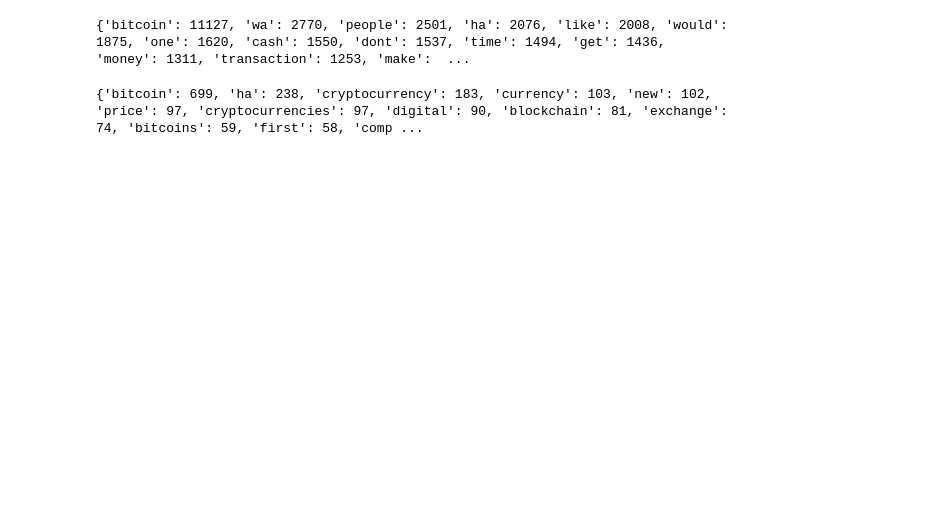
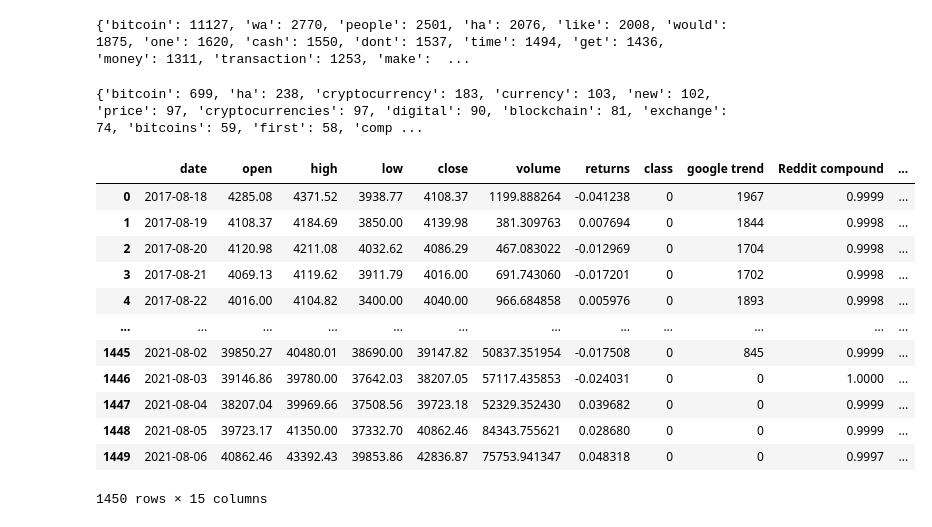
Before and after one commit to rmit-s3607407-Tony-Huang/Fintech_Project2, a Jupyter notebook: buzzword_analysis.ipynb, the cells around one changed output. Saved outputs shown, nothing was run; the diff lists cells and outputs as text; code cells hidden in the pictures; blank space fills up the shorter version.

Commit message:
buzzword analysis completed, machine learning csv added

```diff
--- a/buzzword_analysis.ipynb
+++ b/buzzword_analysis.ipynb
@@ -196,3 +195,22 @@ google_buzzwords = Counter(google_text_processed)
 print(dict(google_buzzwords.most_common(250)))
 # %% [output]
 {'bitcoin': 699, 'ha': 238, 'cryptocurrency': 183, 'currency': 103, 'new': 102, 'price': 97, 'cryptocurrencies': 97, 'digital': 90, 'blockchain': 81, 'exchange': 74, 'bitcoins': 59, 'first': 58, 'comp ...
+# %%
+bitcoin_df.drop(['Reddit text', 'Reddit neutral', 'Google text', 'Google neutral', 'wordbank'],axis=1, inplace=True)
+# bitcoin_df.to_csv('machine_learning_df.csv')
+# %%
+bitcoin_df
+# %% [output]
+|  | date | open | high | low | close | volume | returns | class | google trend | Reddit compound | ... |
+| 0 | 2017-08-18 | 4285.08 | 4371.52 | 3938.77 | 4108.37 | 1199.888264 | -0.041238 | 0 | 1967 | 0.9999 | ... |
+| 1 | 2017-08-19 | 4108.37 | 4184.69 | 3850.00 | 4139.98 | 381.309763 | 0.007694 | 0 | 1844 | 0.9998 | ... |
+| 2 | 2017-08-20 | 4120.98 | 4211.08 | 4032.62 | 4086.29 | 467.083022 | -0.012969 | 0 | 1704 | 0.9998 | ... |
+| 3 | 2017-08-21 | 4069.13 | 4119.62 | 3911.79 | 4016.00 | 691.743060 | -0.017201 | 0 | 1702 | 0.9998 | ... |
+| 4 | 2017-08-22 | 4016.00 | 4104.82 | 3400.00 | 4040.00 | 966.684858 | 0.005976 | 0 | 1893 | 0.9998 | ... |
+| ... | ... | ... | ... | ... | ... | ... | ... | ... | ... | ... | ... |
+| 1445 | 2021-08-02 | 39850.27 | 40480.01 | 38690.00 | 39147.82 | 50837.351954 | -0.017508 | 0 | 845 | 0.9999 | ... |
+| 1446 | 2021-08-03 | 39146.86 | 39780.00 | 37642.03 | 38207.05 | 57117.435853 | -0.024031 | 0 | 0 | 1.0000 | ... |
+| 1447 | 2021-08-04 | 38207.04 | 39969.66 | 37508.56 | 39723.18 | 52329.352430 | 0.039682 | 0 | 0 | 0.9999 | ... |
+| 1448 | 2021-08-05 | 39723.17 | 41350.00 | 37332.70 | 40862.46 | 84343.755621 | 0.028680 | 0 | 0 | 0.9999 | ... |
+| 1449 | 2021-08-06 | 40862.46 | 43392.43 | 39853.86 | 42836.87 | 75753.941347 | 0.048318 | 0 | 0 | 0.9997 | ... |
+1450 rows × 15 columns
```
Also changed, not shown: parts of 1 cell of this notebook, 1 other file.
